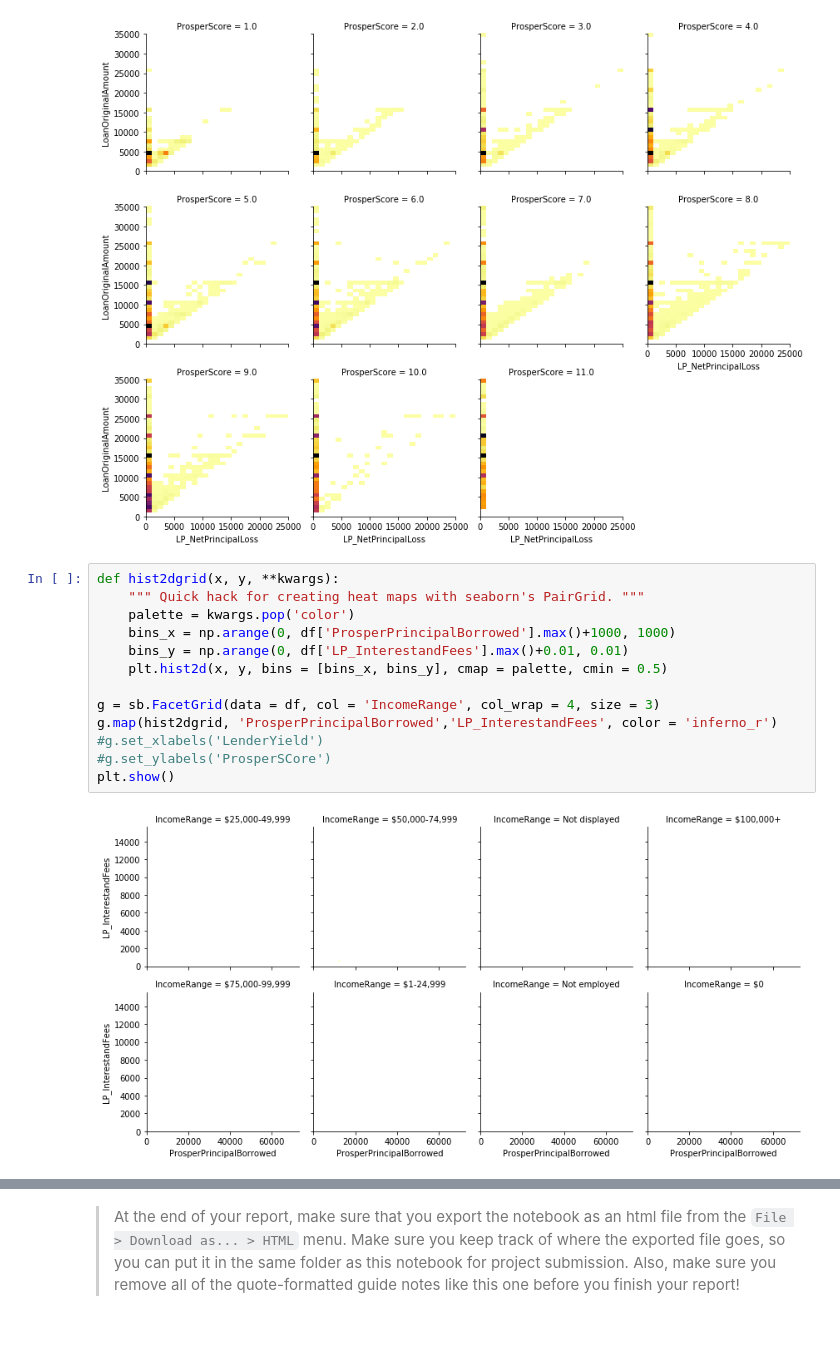
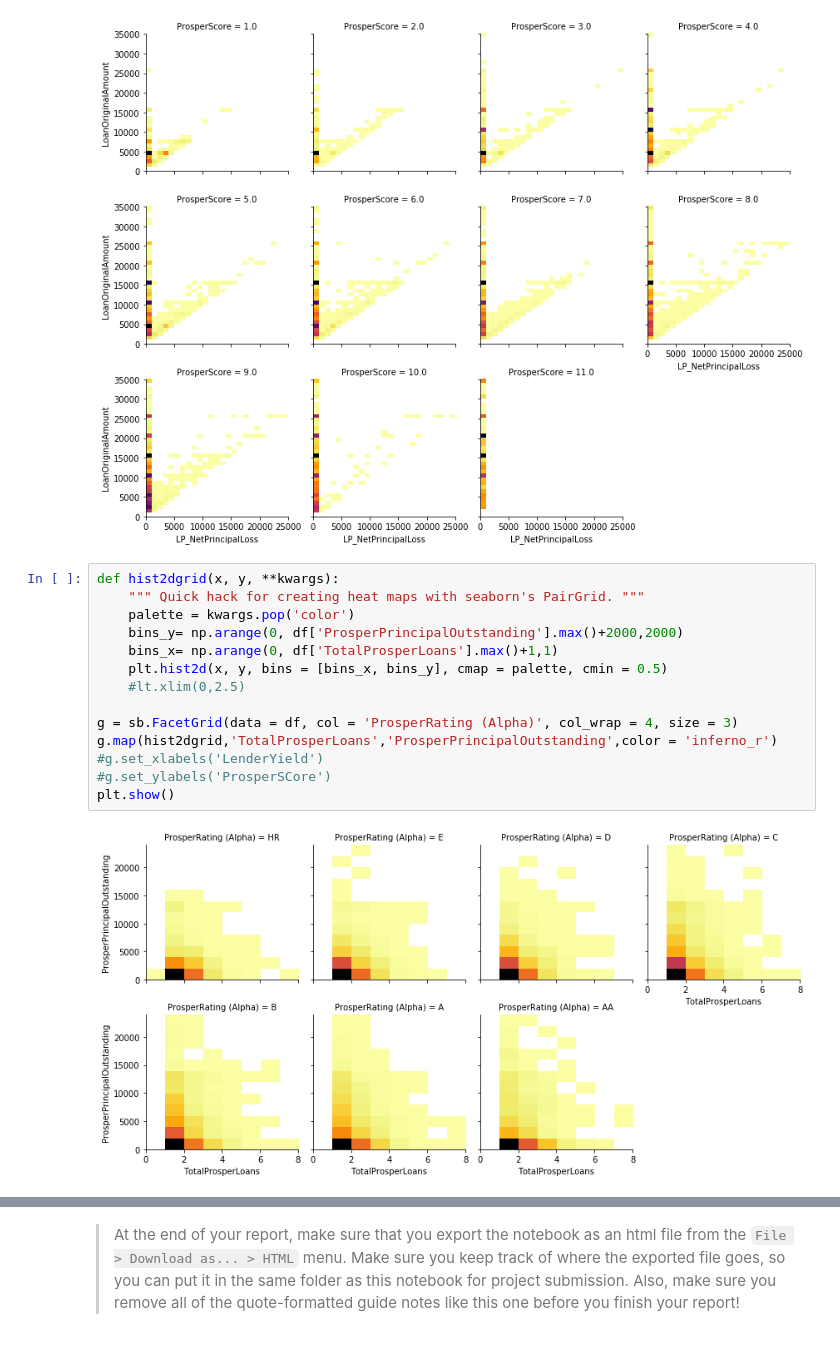
Before and after one commit to ayushayyangar/Data-Visualization-Udacity, a Jupyter notebook: exploration_template.ipynb, the cells around one changed output, grey strips where cells are left out. Drawn from its saved outputs; the diff is of its cells as text.

Commit message:
Add files via upload
This version contains loading the basic data and performing transformations to clean the datatype of the data.

```diff
--- a/exploration_template.ipynb
+++ b/exploration_template.ipynb
@@ -641,15 +658,16 @@ plt.show()
 # %%
 def hist2dgrid(x, y, **kwargs):
     """ Quick hack for creating heat maps with seaborn's PairGrid. """
     palette = kwargs.pop('color')
-    bins_x = np.arange(0, df['ProsperPrincipalBorrowed'].max()+1000, 1000)
-    bins_y = np.arange(0, df['LP_InterestandFees'].max()+0.01, 0.01)
+    bins_y= np.arange(0, df['ProsperPrincipalOutstanding'].max()+2000,2000)
+    bins_x= np.arange(0, df['TotalProsperLoans'].max()+1,1)
     plt.hist2d(x, y, bins = [bins_x, bins_y], cmap = palette, cmin = 0.5)
+    #lt.xlim(0,2.5)
 
-g = sb.FacetGrid(data = df, col = 'IncomeRange', col_wrap = 4, size = 3)
-g.map(hist2dgrid, 'ProsperPrincipalBorrowed','LP_InterestandFees', color = 'inferno_r')
+g = sb.FacetGrid(data = df, col = 'ProsperRating (Alpha)', col_wrap = 4, size = 3)
+g.map(hist2dgrid,'TotalProsperLoans','ProsperPrincipalOutstanding',color = 'inferno_r')
 #g.set_xlabels('LenderYield')
 #g.set_ylabels('ProsperSCore')
 plt.show()
 # %% [output]
-[figure, old version]
+[figure, new version]
```
Also changed, not shown: parts of 12 cells of this notebook.
